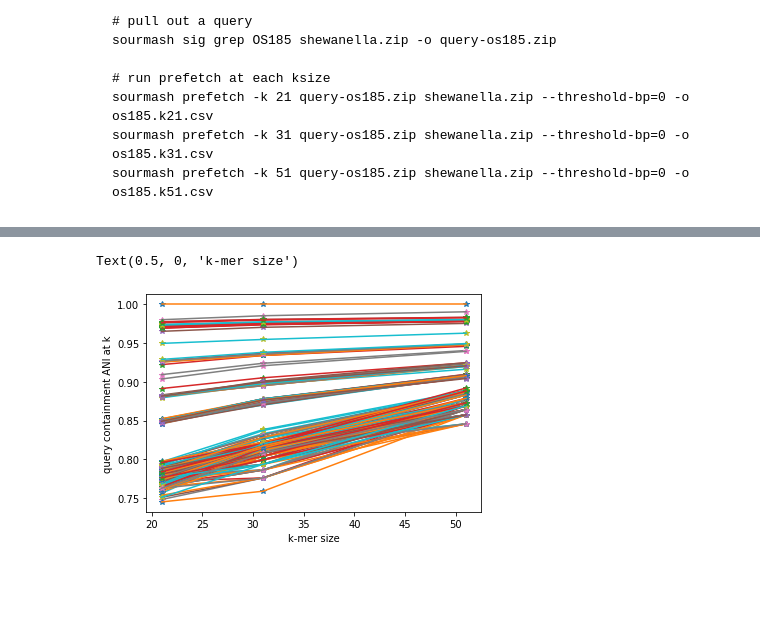
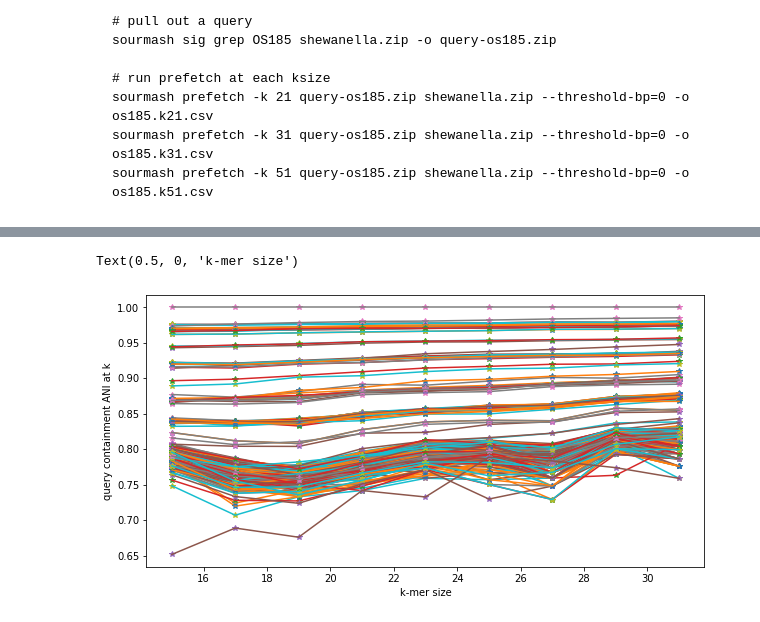
Before and after one commit to ctb/2022-multi-ksize-strain, a Jupyter notebook: multiksize.ipynb, the cells around one changed output, grey strips where cells are left out. Saved outputs shown, nothing was run; the diff lists cells and outputs as text; code cells hidden in the pictures; blank space fills up the shorter version.

```diff
--- a/multiksize.ipynb
+++ b/multiksize.ipynb
@@ -42,14 +41,26 @@ k21.head()
 # %%
-k21_sub = k21[["query_name", "match_name", "intersect_bp", "query_containment_ani"]]
-k31_sub = k31[["query_name", "match_name", "intersect_bp", "query_containment_ani"]]
-k51_sub = k51[["query_name", "match_name", "intersect_bp", "query_containment_ani"]]
+k_sub = {}
+for k in k_dfs:
+    df = k_dfs[k][["query_name", "match_name", "intersect_bp", "query_containment_ani"]]
+    df.columns = ['qname', 'mname', f'k{k}_bp', f'k{k}_ani']
+    k_sub[k] = df
 
-k21_sub.columns = ['qname', 'mname', 'k21_bp', 'k21_ani']
-k31_sub.columns = ['qname', 'mname', 'k31_bp', 'k31_ani']
-k51_sub.columns = ['qname', 'mname', 'k51_bp', 'k51_ani']
+df = k_sub[15]
+for k in k_sub:
+    if k == 15:
+        continue
+    df = df.merge(k_sub[k], on=["qname", "mname"], how="inner")
+
+#k21_sub = k21[["query_name", "match_name", "intersect_bp", "query_containment_ani"]]
+#k31_sub = k31[["query_name", "match_name", "intersect_bp", "query_containment_ani"]]
+#k51_sub = k51[["query_name", "match_name", "intersect_bp", "query_containment_ani"]]
+
+#k21_sub.columns = ['qname', 'mname', 'k21_bp', 'k21_ani']
+#k31_sub.columns = ['qname', 'mname', 'k31_bp', 'k31_ani']
+#k51_sub.columns = ['qname', 'mname', 'k51_bp', 'k51_ani']
 
 #print(len(k21_sub), len(k31_sub))
 
-k_sub = k21_sub.merge(k31_sub, on=["qname", "mname"], how="inner")
-k_sub = k_sub.merge(k51_sub, on=["qname", "mname"], how="inner")
+#k_sub = k21_sub.merge(k31_sub, on=["qname", "mname"], how="inner")
+#k_sub = k_sub.merge(k51_sub, on=["qname", "mname"], how="inner")
 # %%
@@ -71,12 +75,18 @@ k_sub
 # %%
-for n, row in k_sub.iterrows():
-    #if n > 100: break
-    qname, mname, k21_bp, k21_ani, k31_bp, k31_ani, k51_bp, k51_ani = row
-    pylab.plot((21, 31, 51), (k21_ani, k31_ani, k51_ani), '*')
-    pylab.plot((21, 31, 51), (k21_ani, k31_ani, k51_ani), '-')
+for n, row in df.iterrows():
+    #if n> 100: break
+
+    x = []
+    y = []
+    for ksize in range(15, 33, 2):
+        x.append(ksize)
+        y.append(row[f'k{ksize}_ani'])
+
+    pylab.plot(x, y, '*')
+    pylab.plot(x, y, '-')
 
 pylab.ylabel('query containment ANI at k')
 pylab.xlabel('k-mer size')
 # %% [output]
 Text(0.5, 0, 'k-mer size')
-[figure, old version]
+[figure, new version]
```
Also changed, not shown: parts of 5 cells of this notebook, 9 other files.
